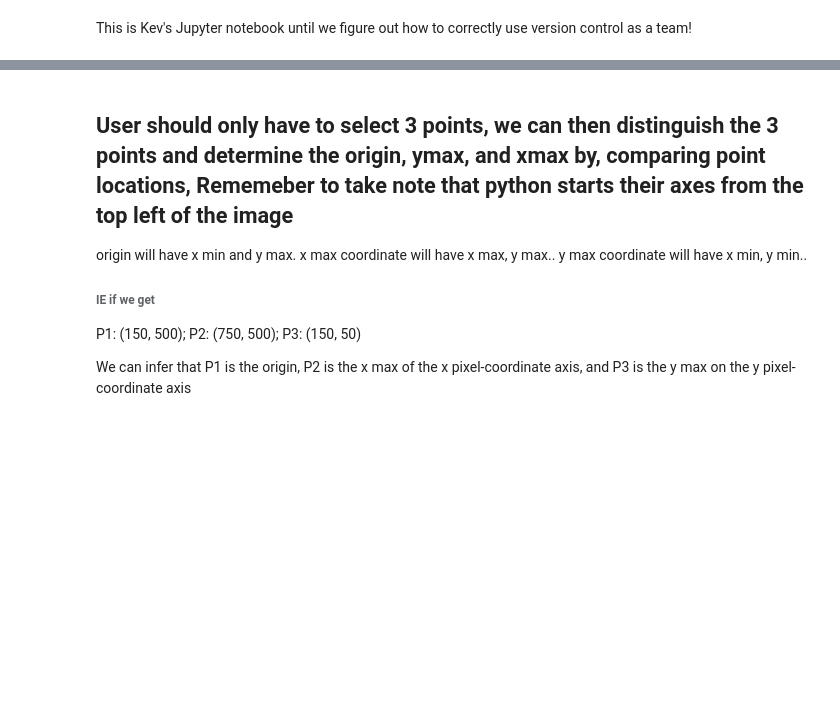
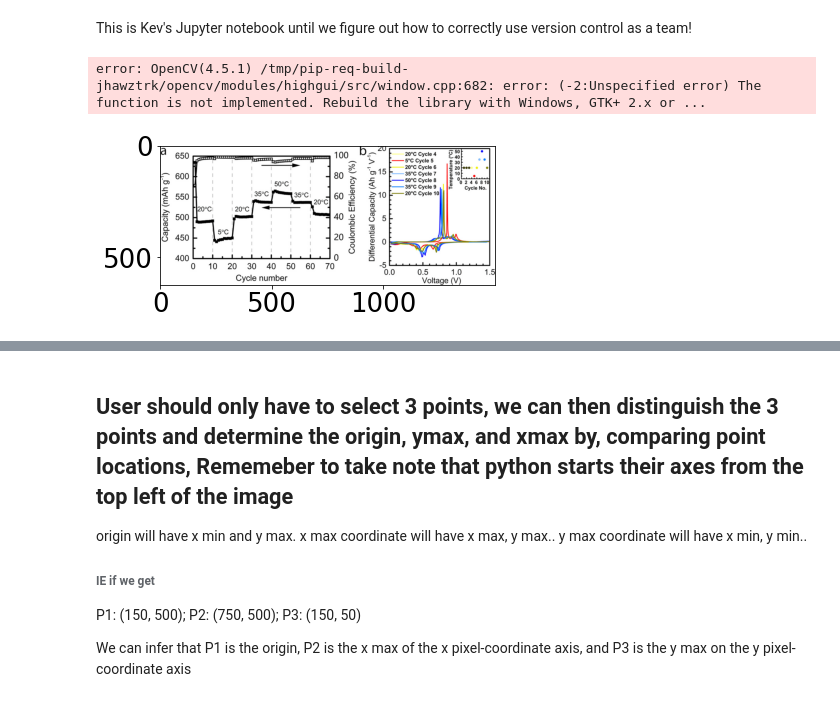
Before and after one commit to DataYoink/DataYoink, a Jupyter notebook: KevNotebook.ipynb, the cells around one changed output, grey strips where cells are left out. Cells and saved outputs as stored; diff of their text form; code cells hidden in the pictures; blank space fills up the shorter version.

Commit message:
Bye bye CV2, hello matplotlib/ipywidgets... changed GUI to run on anything but CV2

```diff
--- a/KevNotebook.ipynb
+++ b/KevNotebook.ipynb
@@ -17,31 +18,35 @@ import zipfile
 # %%
 ### Cite this
 
 
 import cv2
 import numpy as np
-%matplotlib inline
+#%matplotlib inline
 #### look into if this is possible with opencv
 
 # Picture path
 img = cv2.imread('plot.jpg')
 a = []
 b = []
 
 
 def on_EVENT_LBUTTONDOWN(event, x, y, flags, param):
     if event == cv2.EVENT_LBUTTONDOWN:
         xy = "%d,%d" % (x, y)
         a.append(x)
         b.append(y)
         cv2.circle(img, (x, y), 1, (0, 0, 255), thickness=-1)
         cv2.putText(img, xy, (x, y), cv2.FONT_HERSHEY_PLAIN,
                     1.0, (0, 0, 0), thickness=1)
         cv2.imshow("image", img)
         print(x,y)
 
-
-cv2.namedWindow("image")
+plt.imshow(img)
+plt.plot()
+#cv2.namedWindow("image")
 cv2.setMouseCallback("image", on_EVENT_LBUTTONDOWN)
-cv2.imshow("image", img)
-cv2.waitKey(0)
+#cv2.imshow("image", img)
+#cv2.waitKey(0)
+# %% [output]
+error: OpenCV(4.5.1) /tmp/pip-req-build-jhawztrk/opencv/modules/highgui/src/window.cpp:682: error: (-2:Unspecified error) The function is not implemented. Rebuild the library with Windows, GTK+ 2.x or ...
+[figure, added]
```
Also changed, not shown: parts of 14 cells of this notebook.
